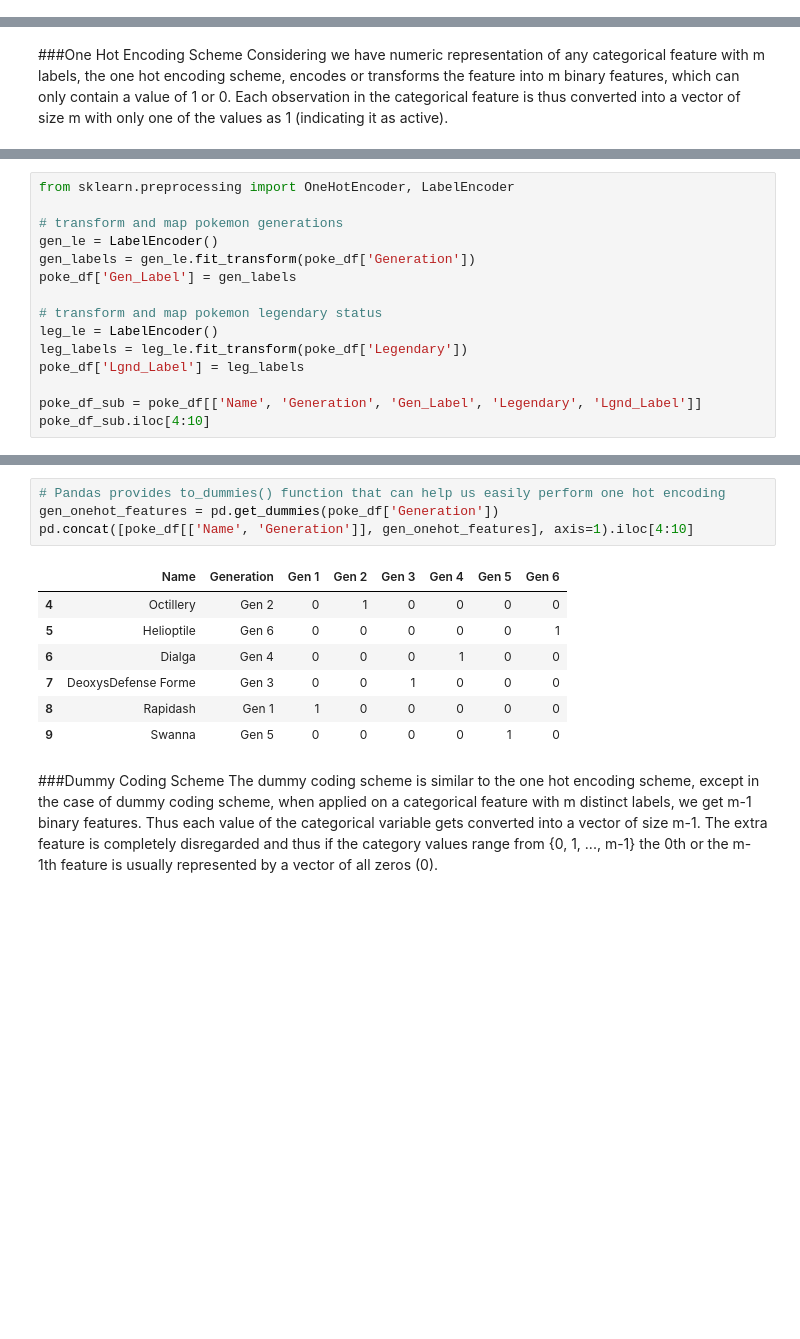
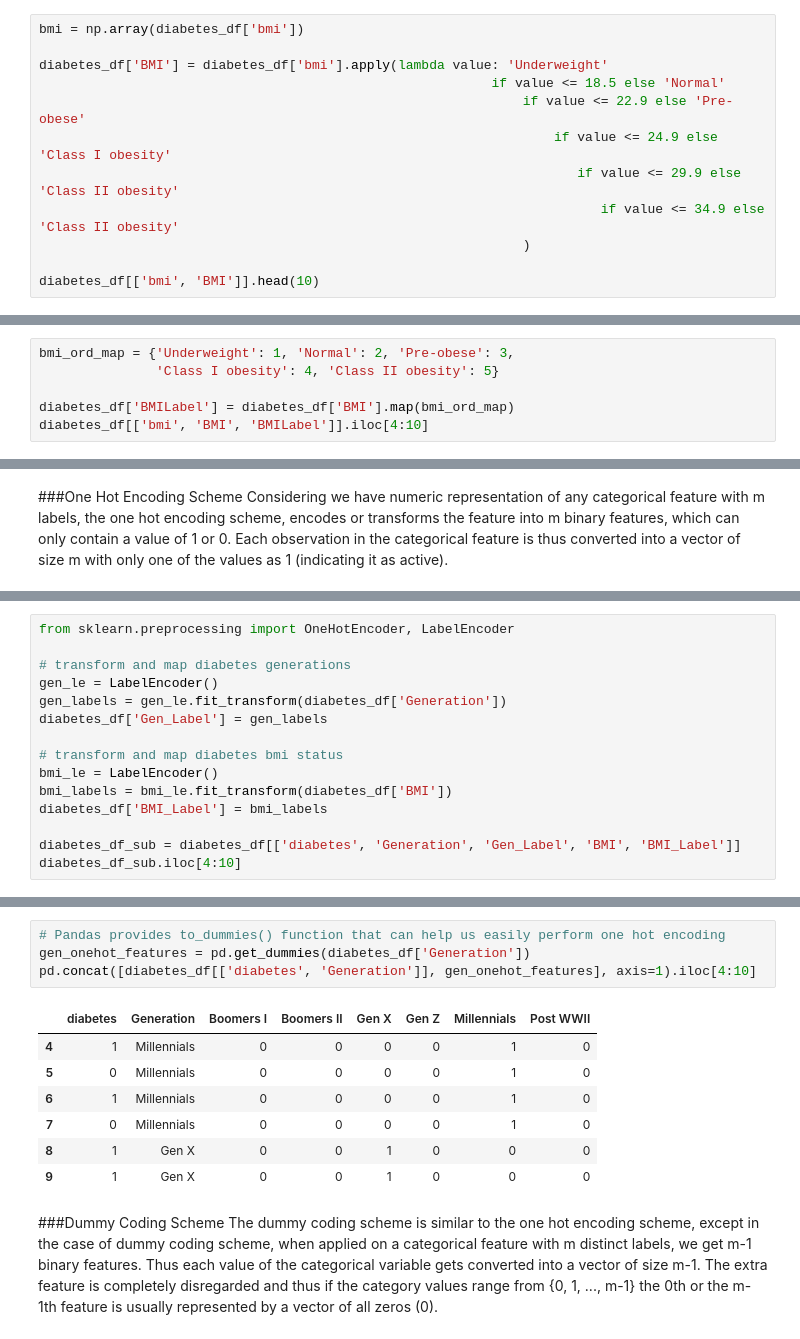
Before and after one commit to udel-cbcb/al_ml_workshop, a Jupyter notebook: Day_3/Exercises/Day_3_Exercise_Feature_Engineering_Solution.ipynb, the cells around one changed output, grey strips where cells are left out. Drawn from its saved outputs; the diff is of its cells as text; blank space fills up the shorter version.

```diff
--- a/Day_3/Exercises/Day_3_Exercise_Feature_Engineering_Solution.ipynb
+++ b/Day_3/Exercises/Day_3_Exercise_Feature_Engineering_Solution.ipynb
@@ -477,0 +492,12 @@ array(['Gen 1', 'Gen 2', 'Gen 3', 'Gen 4', 'Gen 5', 'Gen 6'], dtype=object)
+# %%
+bmi = np.array(diabetes_df['bmi'])
+
+diabetes_df['BMI'] = diabetes_df['bmi'].apply(lambda value: 'Underweight'
+                                                          if value <= 18.5 else 'Normal'
+                                                              if value <= 22.9 else 'Pre-obese'
+                                                                  if value <= 24.9 else 'Class I obesity'
+                                                                     if value <= 29.9 else 'Class II obesity'
+                                                                        if value <= 34.9 else 'Class II obesity'
+                                                              )
+
+diabetes_df[['bmi', 'BMI']].head(10)
@@ -477,0 +525,6 @@ array(['Gen 1', 'Gen 2', 'Gen 3', 'Gen 4', 'Gen 5', 'Gen 6'], dtype=object)
+# %%
+bmi_ord_map = {'Underweight': 1, 'Normal': 2, 'Pre-obese': 3,
+               'Class I obesity': 4, 'Class II obesity': 5}
+
+diabetes_df['BMILabel'] = diabetes_df['BMI'].map(bmi_ord_map)
+diabetes_df[['bmi', 'BMI', 'BMILabel']].iloc[4:10]
@@ -528,16 +575,16 @@ poke_df[['Name', 'Generation', 'Legendary']].iloc[4:10]
 # %%
 from sklearn.preprocessing import OneHotEncoder, LabelEncoder
 
-# transform and map pokemon generations
+# transform and map diabetes generations
 gen_le = LabelEncoder()
-gen_labels = gen_le.fit_transform(poke_df['Generation'])
-poke_df['Gen_Label'] = gen_labels
+gen_labels = gen_le.fit_transform(diabetes_df['Generation'])
+diabetes_df['Gen_Label'] = gen_labels
 
-# transform and map pokemon legendary status
-leg_le = LabelEncoder()
-leg_labels = leg_le.fit_transform(poke_df['Legendary'])
-poke_df['Lgnd_Label'] = leg_labels
+# transform and map diabetes bmi status
+bmi_le = LabelEncoder()
+bmi_labels = bmi_le.fit_transform(diabetes_df['BMI'])
+diabetes_df['BMI_Label'] = bmi_labels
 
-poke_df_sub = poke_df[['Name', 'Generation', 'Gen_Label', 'Legendary', 'Lgnd_Label']]
-poke_df_sub.iloc[4:10]
+diabetes_df_sub = diabetes_df[['diabetes', 'Generation', 'Gen_Label', 'BMI', 'BMI_Label']]
+diabetes_df_sub.iloc[4:10]
 # %% [output]
@@ -620,15 +667,15 @@ new_poke_ohe[columns]
 # %%
 # Pandas provides to_dummies() function that can help us easily perform one hot encoding
-gen_onehot_features = pd.get_dummies(poke_df['Generation'])
-pd.concat([poke_df[['Name', 'Generation']], gen_onehot_features], axis=1).iloc[4:10]
+gen_onehot_features = pd.get_dummies(diabetes_df['Generation'])
+pd.concat([diabetes_df[['diabetes', 'Generation']], gen_onehot_features], axis=1).iloc[4:10]
 # %% [output]
-|  | Name | Generation | Gen 1 | Gen 2 | Gen 3 | Gen 4 | Gen 5 | Gen 6 |
-| 4 | Octillery | Gen 2 | 0 | 1 | 0 | 0 | 0 | 0 |
-| 5 | Helioptile | Gen 6 | 0 | 0 | 0 | 0 | 0 | 1 |
-| 6 | Dialga | Gen 4 | 0 | 0 | 0 | 1 | 0 | 0 |
-| 7 | DeoxysDefense Forme | Gen 3 | 0 | 0 | 1 | 0 | 0 | 0 |
-| 8 | Rapidash | Gen 1 | 1 | 0 | 0 | 0 | 0 | 0 |
-| 9 | Swanna | Gen 5 | 0 | 0 | 0 | 0 | 1 | 0 |
+|  | diabetes | Generation | Boomers I | Boomers II | Gen X | Gen Z | Millennials | Post WWII |
+| 4 | 1 | Millennials | 0 | 0 | 0 | 0 | 1 | 0 |
+| 5 | 0 | Millennials | 0 | 0 | 0 | 0 | 1 | 0 |
+| 6 | 1 | Millennials | 0 | 0 | 0 | 0 | 1 | 0 |
+| 7 | 0 | Millennials | 0 | 0 | 0 | 0 | 1 | 0 |
+| 8 | 1 | Gen X | 0 | 0 | 1 | 0 | 0 | 0 |
+| 9 | 1 | Gen X | 0 | 0 | 1 | 0 | 0 | 0 |
 # %% [markdown]
 ###Dummy Coding Scheme
 The dummy coding scheme is similar to the one hot encoding scheme, except in the case of dummy coding
```
Also changed, not shown: parts of 27 cells of this notebook, 1 other file.
